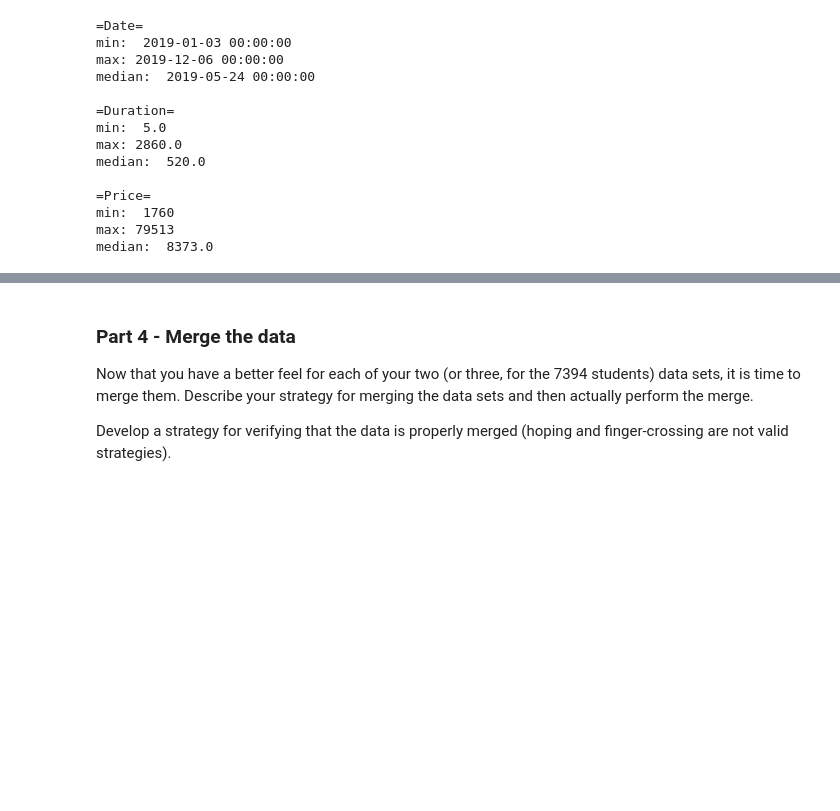
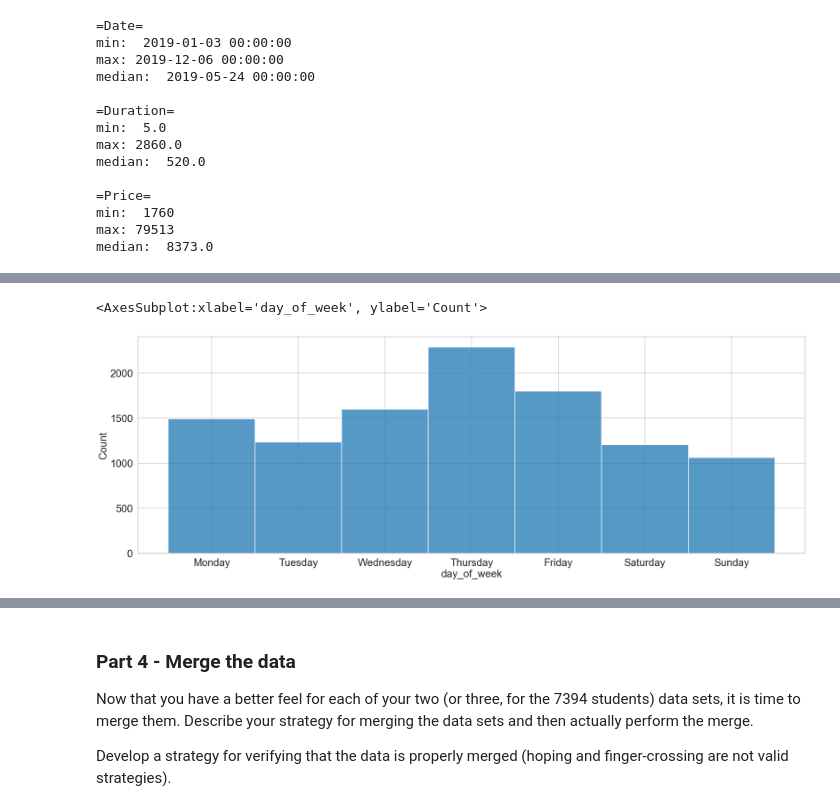
Before and after one commit to SaltyPeachcake/TurtleDucks, a Jupyter notebook: Project02.ipynb, the cells around one changed output, grey strips where cells are left out. Cells and saved outputs as stored; diff of their text form; code cells hidden in the pictures; blank space fills up the shorter version.

```diff
--- a/Project02.ipynb
+++ b/Project02.ipynb
@@ -309,0 +321,8 @@ airfare['airline'].hist(bins=12)
+# %%
+airfare['day_of_week'] = airfare['date'].dt.day_name()
+days = ["Monday","Tuesday","Wednesday","Thursday","Friday","Saturday","Sunday"]
+airfare['day_of_week'] = pd.Categorical(airfare['day_of_week'], categories=days, ordered=True)
+sn.histplot(x=airfare['day_of_week'])
+# %% [output]
+<AxesSubplot:xlabel='day_of_week', ylabel='Count'>
+[figure, added]
```
Also changed, not shown: parts of 17 cells of this notebook.
